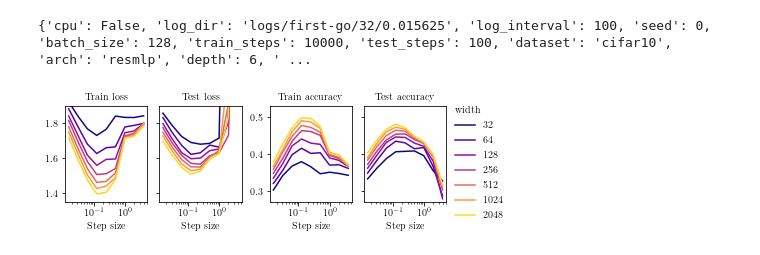
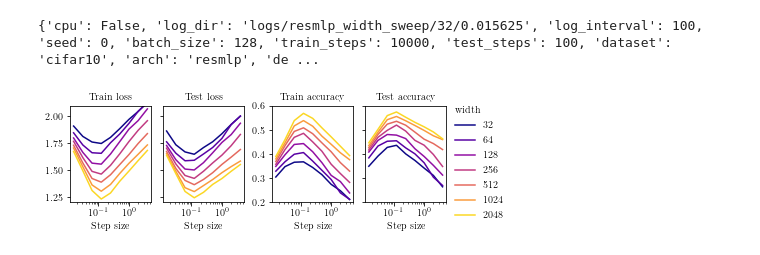
Before and after one commit to youngleox/modula, a Jupyter notebook: figure/plot.ipynb, the cells around one changed output. Saved outputs shown, nothing was run; the diff lists cells and outputs as text; code cells hidden in the pictures.

Commit message:
updates to plotting

```diff
--- a/figure/plot.ipynb
+++ b/figure/plot.ipynb
@@ -39,37 +39,42 @@ colormap = plt.cm.plasma
 width_list = [32, 64, 128, 256, 512, 1024, 2048]
 lr_list = [0.015625, 0.03125, 0.0625, 0.125, 0.25, 0.5, 1.0, 2.0, 4.0]
 colors = [colormap(i) for i in np.linspace(0.0, 0.92, len(width_list))]
 
 fig, axes = plt.subplots(1, 4, sharex=True, constrained_layout=True)
 fig.set_figheight(2)
 
 keys = ['train_loss', 'test_loss', 'train_acc', 'test_acc']
 titles = ['Train loss', 'Test loss', 'Train accuracy', 'Test accuracy']
 
 print_args = True
 
+tag = "resmlp_width_sweep"
+
 for key_idx, (key, title) in enumerate(zip(keys,titles)):
     for color, width in zip(colors, width_list):
         curve = []
         for lr in lr_list:
-            args, results = get_logs(f"../logs/first-go/{width}/{lr}")
+            args, results = get_logs(f"../logs/{tag}/{width}/{lr}")
             if print_args: print(args); print_args = False
-            result = np.mean(results[key][-100:])
+            if 'train' in key:
+                result = np.mean(results[key][-100:])
+            else:
+                result = results[key][-1]
             curve.append(result)
         axes[key_idx].plot(lr_list, curve, color=color, label=width)
         axes[key_idx].set_title(title)
         axes[key_idx].set_xlabel("Step size")
-        if 'loss' in key: axes[key_idx].set_ylim(1.35,1.9)
-        if 'acc' in key: axes[key_idx].set_ylim(0.27, 0.53)
+        if 'loss' in key: axes[key_idx].set_ylim(1.2,2.1)
+        if 'acc' in key: axes[key_idx].set_ylim(0.2, 0.6)
 
 axes[1].set_yticklabels([])
 axes[3].set_yticklabels([])
 
 plt.legend(title="width", bbox_to_anchor=(1.0, 1.1))._legend_box.align = "left"
 
 plt.xscale('log')
-fig.savefig("tiny-mlp.pdf")
+fig.savefig(f"{tag}.pdf")
 plt.show()
 # %% [output]
-{'cpu': False, 'log_dir': 'logs/first-go/32/0.015625', 'log_interval': 100, 'seed': 0, 'batch_size': 128, 'train_steps': 10000, 'test_steps': 100, 'dataset': 'cifar10', 'arch': 'resmlp', 'depth': 6, ' ...
+{'cpu': False, 'log_dir': 'logs/resmlp_width_sweep/32/0.015625', 'log_interval': 100, 'seed': 0, 'batch_size': 128, 'train_steps': 10000, 'test_steps': 100, 'dataset': 'cifar10', 'arch': 'resmlp', 'de ...
-[figure, old version]
+[figure, new version]
```
Also changed, not shown: parts of 2 cells of this notebook.
